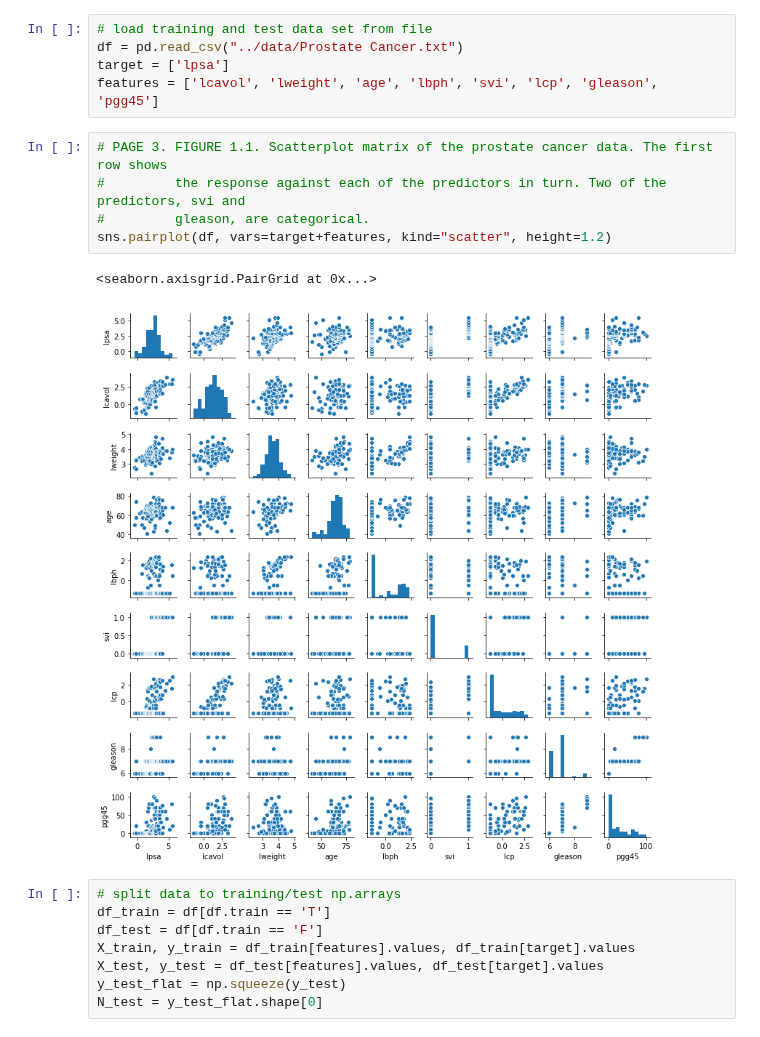
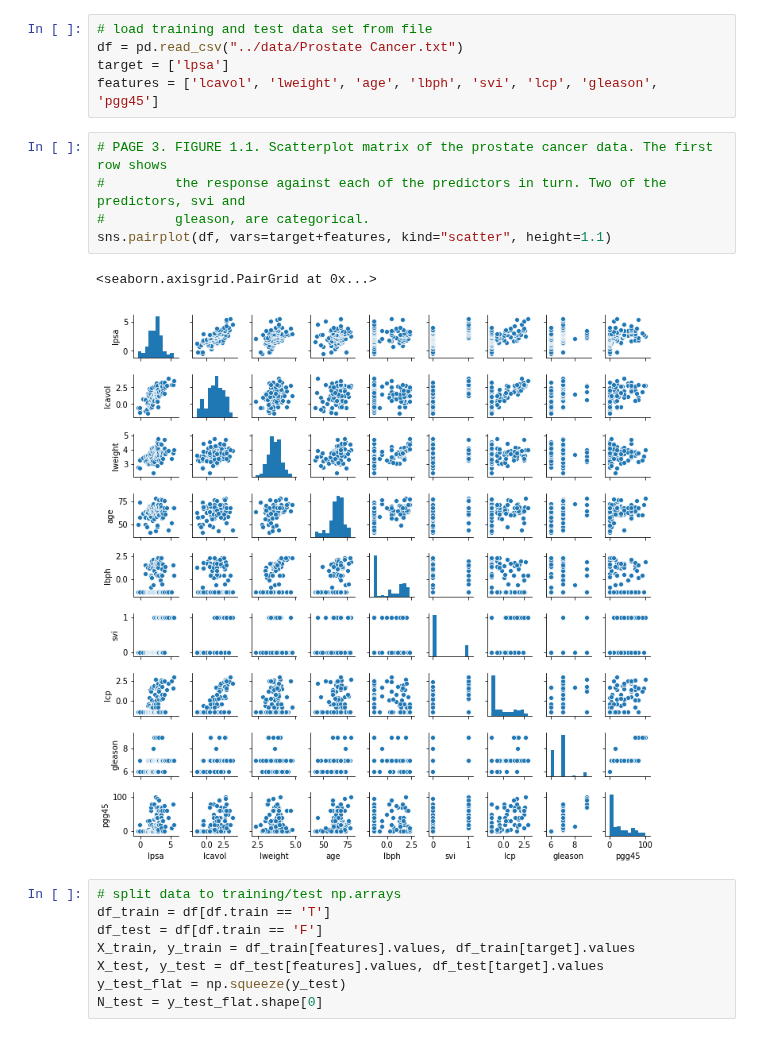
Before and after one commit to empathy87/The-Elements-of-Statistical-Learning-Python-Notebooks, a Jupyter notebook: examples/Prostate Cancer.ipynb, the cells around one changed output. Saved outputs shown, nothing was run; the diff lists cells and outputs as text.

```diff
--- a/examples/Prostate Cancer.ipynb
+++ b/examples/Prostate Cancer.ipynb
@@ -20,11 +20,11 @@ features = ['lcavol', 'lweight', 'age', 'lbph', 'svi', 'lcp', 'gleason', 'pgg45'
 # %%
 # PAGE 3. FIGURE 1.1. Scatterplot matrix of the prostate cancer data. The first row shows
 #         the response against each of the predictors in turn. Two of the predictors, svi and
 #         gleason, are categorical.
-sns.pairplot(df, vars=target+features, kind="scatter", height=1.2)
+sns.pairplot(df, vars=target+features, kind="scatter", height=1.1)
 # %% [output]
 <seaborn.axisgrid.PairGrid at 0x...>
-[figure, old version]
+[figure, new version]
 # %%
 # split data to training/test np.arrays
 df_train = df[df.train == 'T']
```
Also changed, not shown: parts of 40 cells of this notebook.
